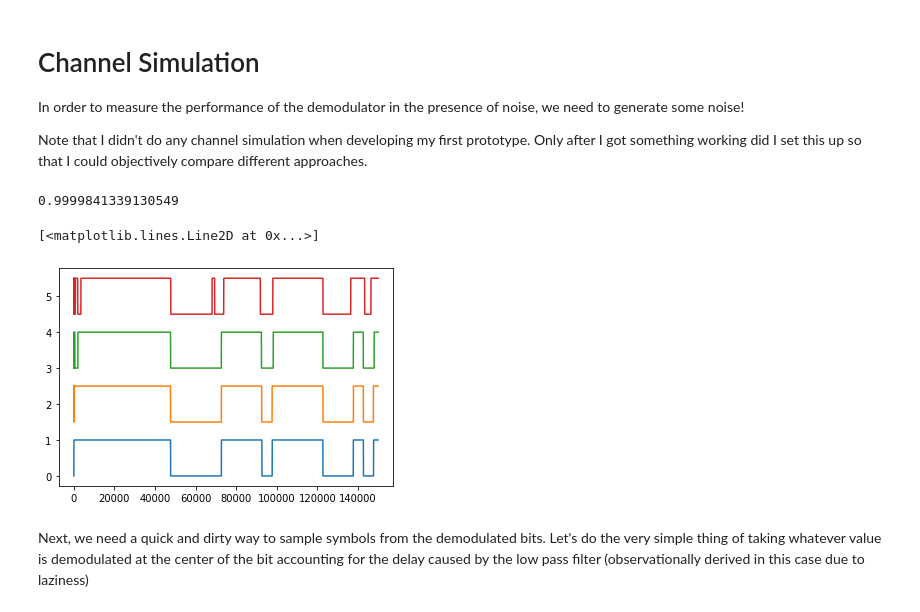
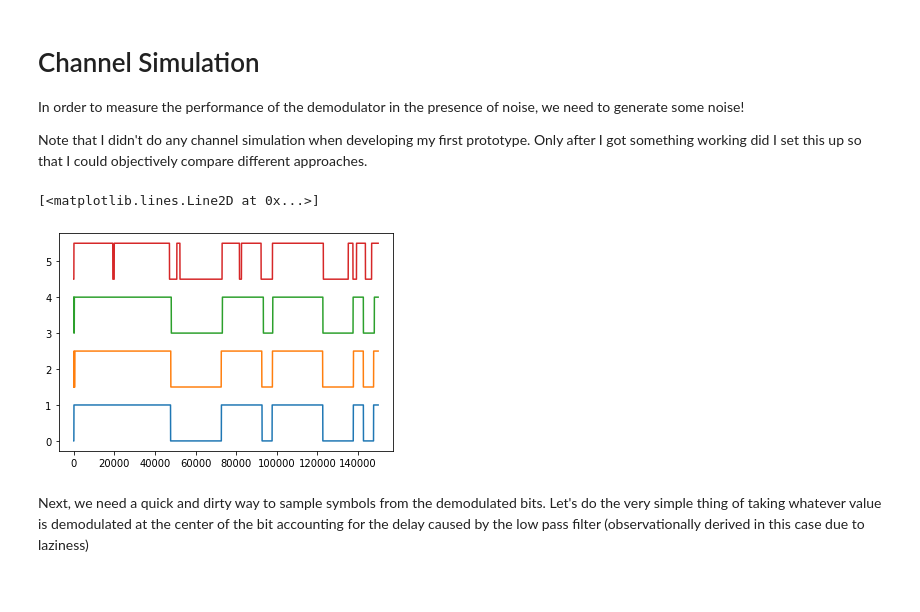
Before and after one commit to newhouseb/onebitbt, a Jupyter notebook: research/Receiver.ipynb, the cells around one changed output. Cells and saved outputs as stored; diff of their text form; code cells hidden in the pictures.

```diff
--- a/research/Receiver.ipynb
+++ b/research/Receiver.ipynb
@@ -159,21 +159,20 @@ In order to measure the performance of the demodulator in the presence of noise,
 Note that I didn't do any channel simulation when developing my first prototype. Only after I got something working did I set this up so that I could objectively compare different approaches.
 # %%
 def add_noise(sig, power=0.1):
-    return sig + np.sqrt(power)*(np.random.randn(len(sig)) + 1j*np.random.randn(len(sig)))/np.sqrt(2)
+    noise = np.sqrt(power)*(np.random.randn(len(sig)) + 1j*np.random.randn(len(sig)))/np.sqrt(2)
+    return sig + noise
 
 # Create a signal with a power of 1
 modulated = np.sqrt(2)*modulate_gmsk(sample)
-print(np.var(modulated))
 
 # Try to demodulate at various different power levels
 plt.plot(demodulate_gmsk(add_noise(modulated, power=0.1)))
 plt.plot(demodulate_gmsk(add_noise(modulated, power=1)) + 1.5)
 plt.plot(demodulate_gmsk(add_noise(modulated, power=10)) + 3)
 plt.plot(demodulate_gmsk(add_noise(modulated, power=100)) + 4.5)
 # %% [output]
-0.9999841339130549
+[<matplotlib.lines.Line2D at 0x...>]
-[<matplotlib.lines.Line2D at 0x...>]
-[figure, old version]
+[figure, new version]
 # %% [markdown]
 Next, we need a quick and dirty way to sample symbols from the demodulated bits. Let's do the very simple thing of taking whatever value is demodulated at the center of the bit accounting for the delay caused by the low pass filter (observationally derived in this case due to laziness)
 # %%
```
Also changed, not shown: parts of 26 cells of this notebook.
